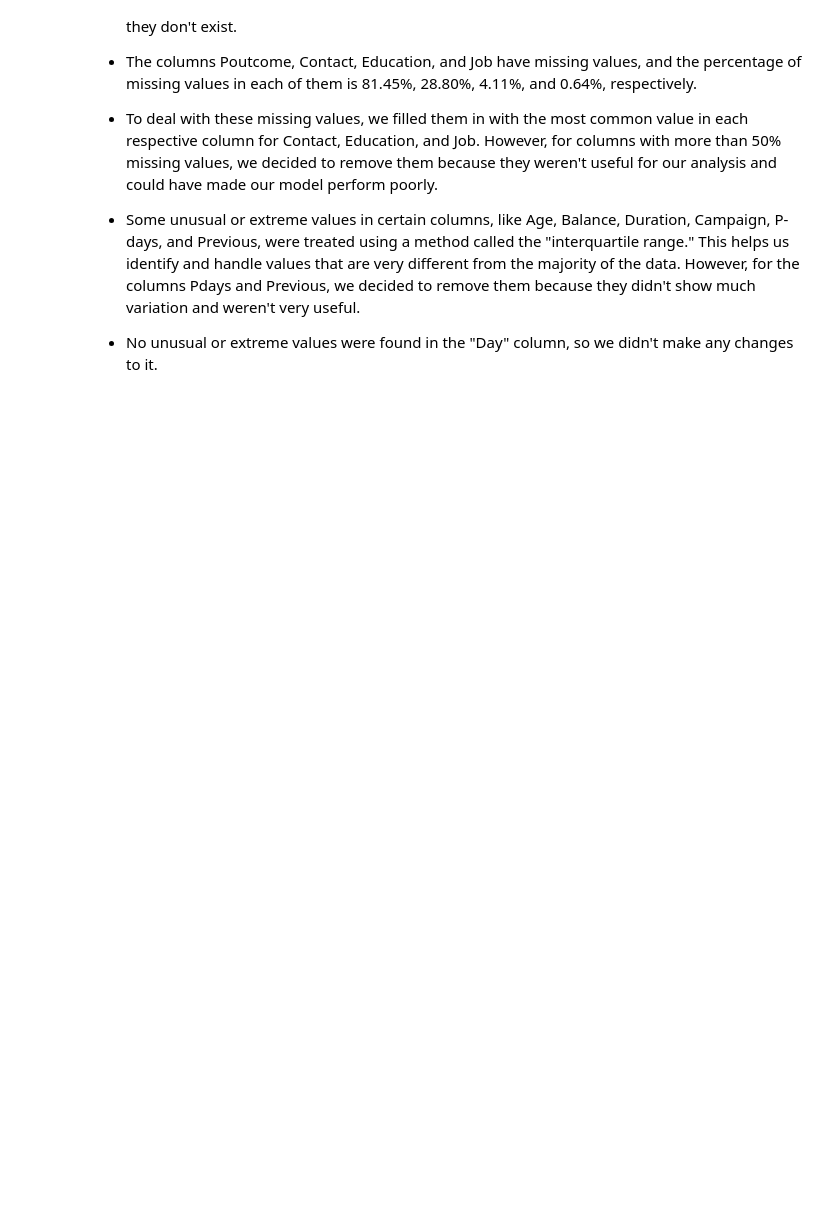
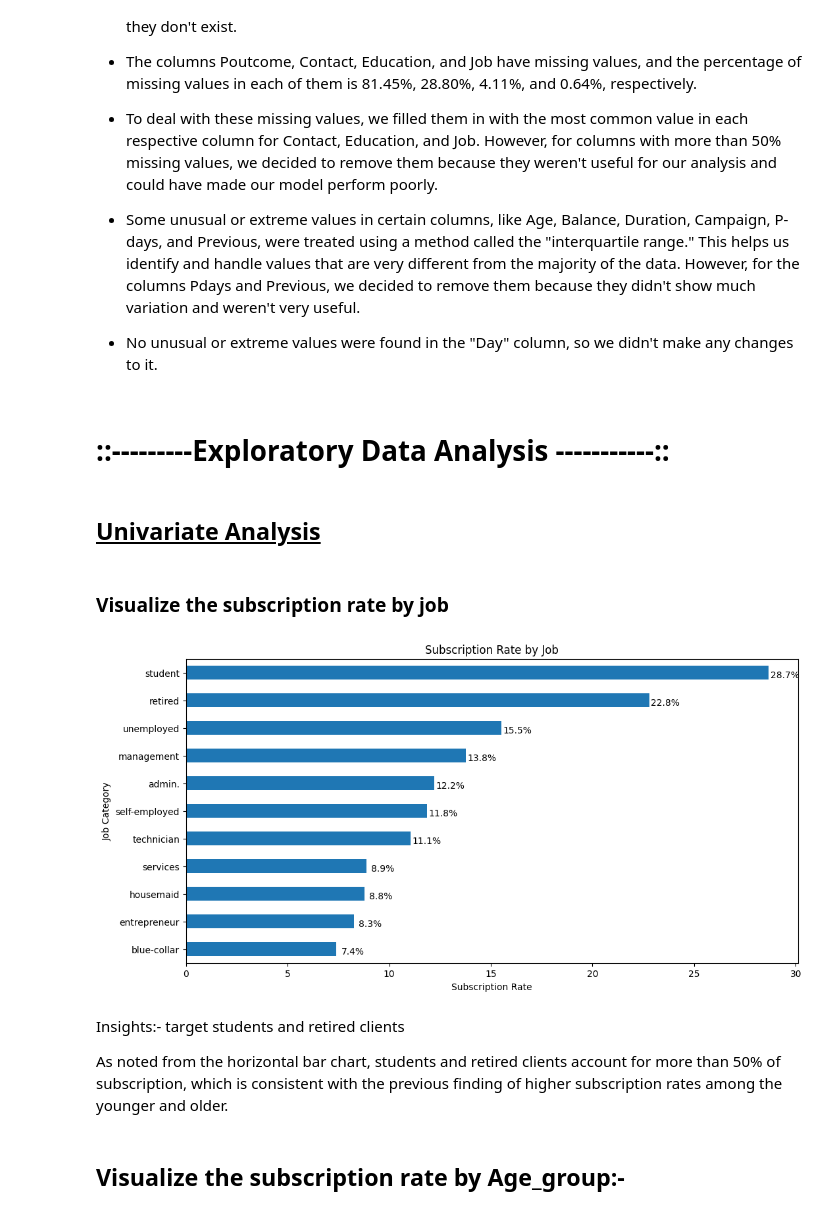
Before and after one commit to swapnalishamrao/Supervised_ML_Classification_Project_2, a Jupyter notebook: Supervised_ML_Classification_Project_2.ipynb, the cells around one changed output. Cells and saved outputs as stored; diff of their text form; code cells hidden in the pictures; blank space fills up the shorter version.

Commit message:
Exploratory Data Analysis

```diff
--- a/Supervised_ML_Classification_Project_2.ipynb
+++ b/Supervised_ML_Classification_Project_2.ipynb
@@ -656,3 +656,36 @@ ________________________________________________________________________________
 * Some unusual or extreme values in certain columns, like Age, Balance, Duration, Campaign, P-days, and Previous, were treated using a method called the "interquartile range." This helps us identify and handle values that are very different from the majority of the data. However, for the columns Pdays and Previous, we decided to remove them because they didn't show much variation and weren't very useful.
 
 * No unusual or extreme values were found in the "Day" column, so we didn't make any changes to it.
+# %% [markdown]
+# **::---------Exploratory Data Analysis -----------::**
+# %% [markdown]
+## **<u>Univariate Analysis</u>**
+# %% [markdown]
+### **Visualize the subscription rate by job**
+# %%
+job_response_pct = pd.crosstab(df['y'],df['job']).apply(lambda x: x/x.sum() * 100)
+job_response_pct = job_response_pct.transpose()
+# %%
+job = job_response_pct['yes'].sort_values(ascending = True).plot(kind ='barh',
+                                                                           figsize = (12,6))
+
+plt.title('Subscription Rate by Job')
+plt.xlabel('Subscription Rate')
+plt.ylabel('Job Category')
+
+# Label each bar
+for rec, label in zip(job.patches,
+                      job_response_pct['yes'].sort_values(ascending = True).round(1).astype(str)):
+    job.text(rec.get_width()+0.8,
+                  rec.get_y()+ rec.get_height()-0.5,
+                  label+'%',
+                  ha = 'center',
+                  va='bottom')
+# %% [output]
+[figure, added]
+# %% [markdown]
+Insights:- target students and retired clients
+
+As noted from the horizontal bar chart, students and retired clients account for more than 50% of subscription, which is consistent with the previous finding of higher subscription rates among the younger and older.
+# %% [markdown]
+## **Visualize the subscription rate by Age_group:-**
```
Also changed, not shown: parts of 28 cells of this notebook.
